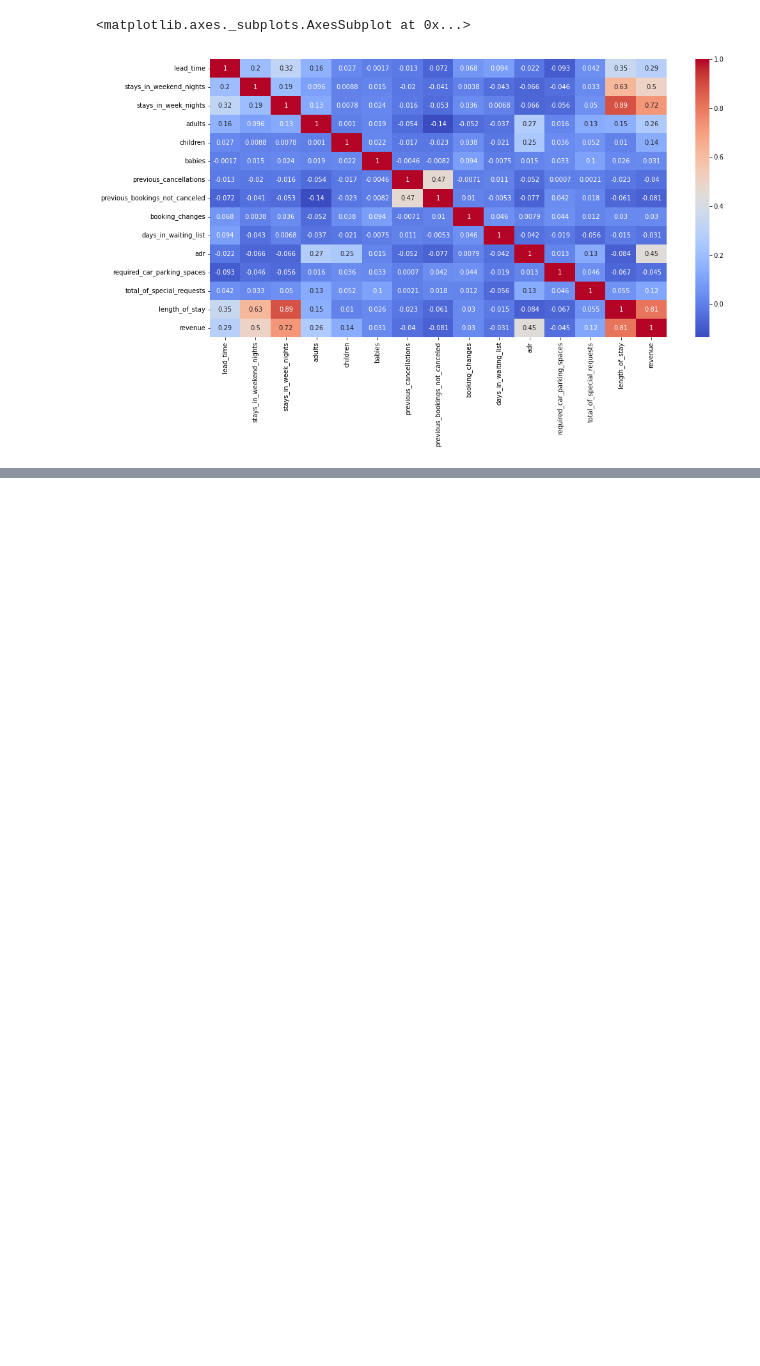
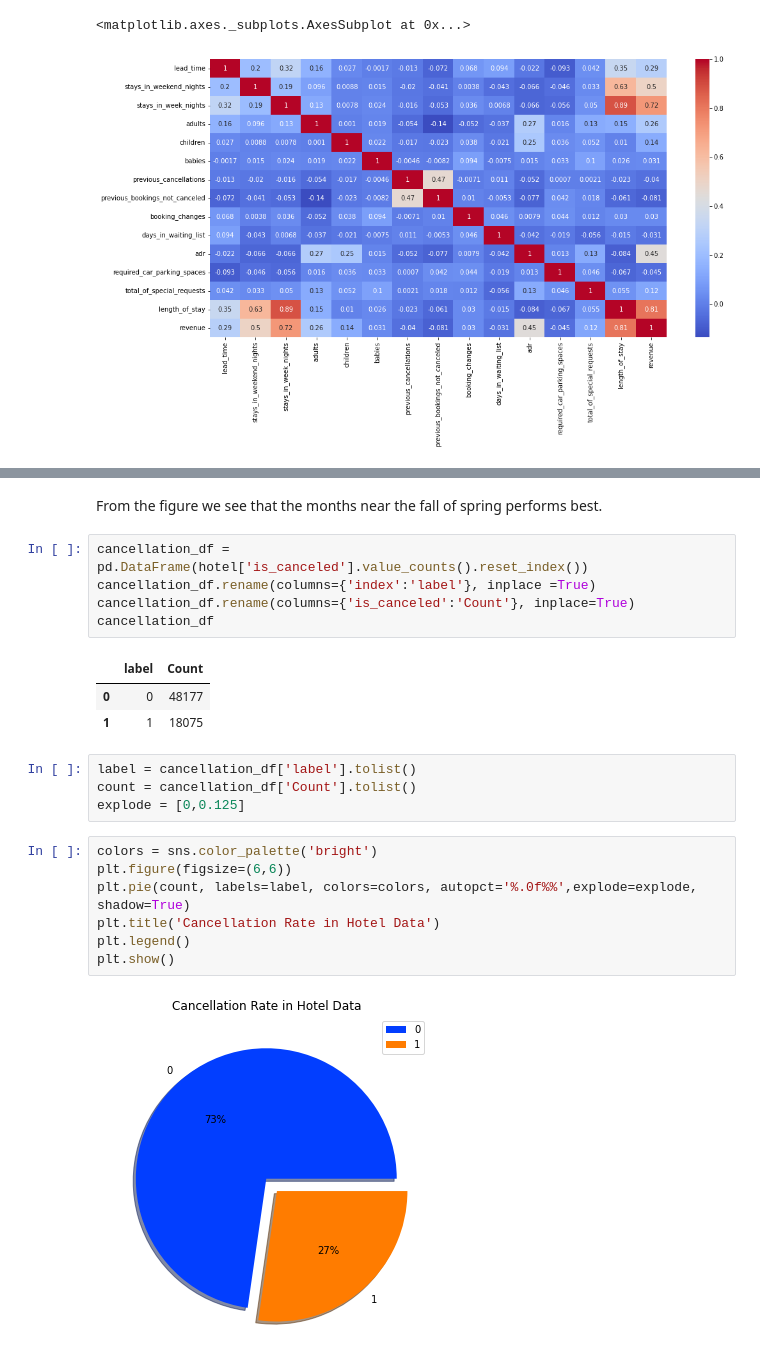
Before and after one commit to shubhpanchal/EDA--HotelAnalysis-AlmabetterCapstoneProject, a Jupyter notebook: Copy_of_Hotel_Booking_Analysis_Capstone_Project.ipynb, the cells around one changed output, grey strips where cells are left out. Drawn from its saved outputs; the diff is of its cells as text; blank space fills up the shorter version.

```diff
--- a/Copy_of_Hotel_Booking_Analysis_Capstone_Project.ipynb
+++ b/Copy_of_Hotel_Booking_Analysis_Capstone_Project.ipynb
@@ -473,0 +555,24 @@ sns.heatmap(correlation, annot=True, cmap ='coolwarm')
+# %% [markdown]
+From the figure we see that the months near the fall of spring performs best.
+# %%
+cancellation_df = pd.DataFrame(hotel['is_canceled'].value_counts().reset_index())
+cancellation_df.rename(columns={'index':'label'}, inplace =True)
+cancellation_df.rename(columns={'is_canceled':'Count'}, inplace=True)
+cancellation_df
+# %% [output]
+|  | label | Count |
+| 0 | 0 | 48177 |
+| 1 | 1 | 18075 |
+# %%
+label = cancellation_df['label'].tolist()
+count = cancellation_df['Count'].tolist()
+explode = [0,0.125]
+# %%
+colors = sns.color_palette('bright')
+plt.figure(figsize=(6,6))
+plt.pie(count, labels=label, colors=colors, autopct='%.0f%%',explode=explode, shadow=True)
+plt.title('Cancellation Rate in Hotel Data')
+plt.legend()
+plt.show()
+# %% [output]
+[figure, added]
```
Also changed, not shown: parts of 12 cells of this notebook.
